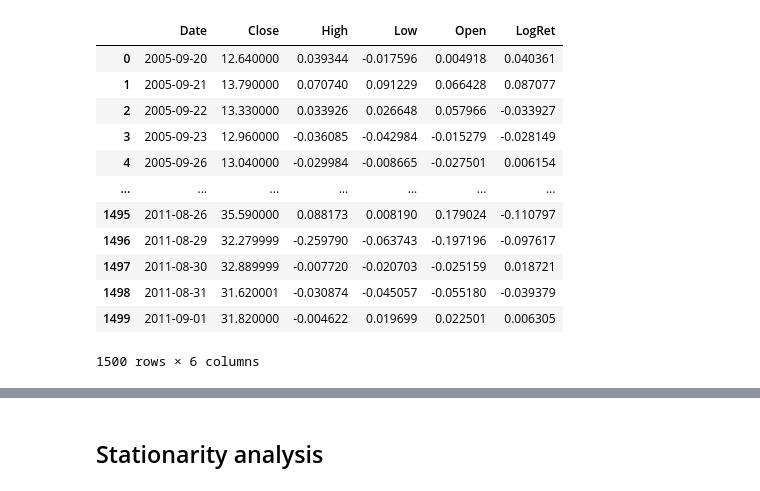
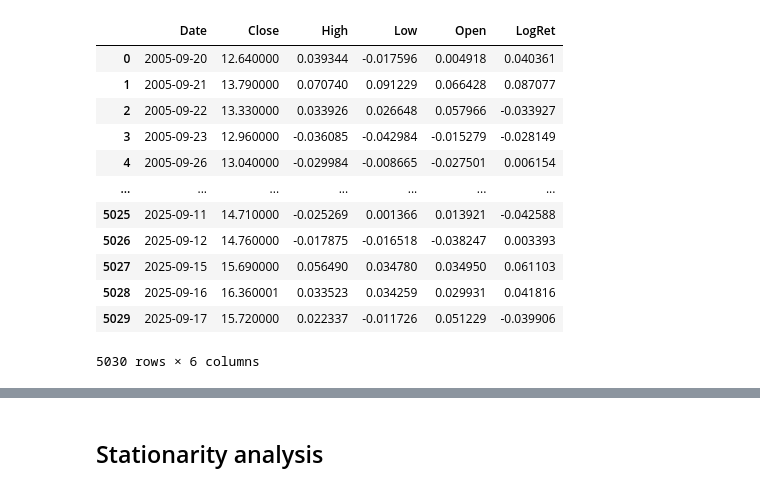
Before and after one commit to ThreadAgain/ml-assignment-3, a Jupyter notebook: notebooks/vix.ipynb, the cells around one changed output, grey strips where cells are left out. Cells and saved outputs as stored; diff of their text form; code cells hidden in the pictures.

```diff
--- a/notebooks/vix.ipynb
+++ b/notebooks/vix.ipynb
@@ -8,22 +8,22 @@ np.random.seed(42)
 # %%
 df = pd.read_parquet('../data/cleaned/vix.parquet')
 df = df.drop(columns=['Volume'])
-df = df[0:1500]
+# df = df[0:1500]
 df
 # %% [output]
 |  | Date | Close | High | Low | Open | LogRet |
 | 0 | 2005-09-20 | 12.640000 | 0.039344 | -0.017596 | 0.004918 | 0.040361 |
 | 1 | 2005-09-21 | 13.790000 | 0.070740 | 0.091229 | 0.066428 | 0.087077 |
 | 2 | 2005-09-22 | 13.330000 | 0.033926 | 0.026648 | 0.057966 | -0.033927 |
 | 3 | 2005-09-23 | 12.960000 | -0.036085 | -0.042984 | -0.015279 | -0.028149 |
 | 4 | 2005-09-26 | 13.040000 | -0.029984 | -0.008665 | -0.027501 | 0.006154 |
 | ... | ... | ... | ... | ... | ... | ... |
-| 1495 | 2011-08-26 | 35.590000 | 0.088173 | 0.008190 | 0.179024 | -0.110797 |
-| 1496 | 2011-08-29 | 32.279999 | -0.259790 | -0.063743 | -0.197196 | -0.097617 |
-| 1497 | 2011-08-30 | 32.889999 | -0.007720 | -0.020703 | -0.025159 | 0.018721 |
-| 1498 | 2011-08-31 | 31.620001 | -0.030874 | -0.045057 | -0.055180 | -0.039379 |
-| 1499 | 2011-09-01 | 31.820000 | -0.004622 | 0.019699 | 0.022501 | 0.006305 |
+| 5025 | 2025-09-11 | 14.710000 | -0.025269 | 0.001366 | 0.013921 | -0.042588 |
+| 5026 | 2025-09-12 | 14.760000 | -0.017875 | -0.016518 | -0.038247 | 0.003393 |
+| 5027 | 2025-09-15 | 15.690000 | 0.056490 | 0.034780 | 0.034950 | 0.061103 |
+| 5028 | 2025-09-16 | 16.360001 | 0.033523 | 0.034259 | 0.029931 | 0.041816 |
+| 5029 | 2025-09-17 | 15.720000 | 0.022337 | -0.011726 | 0.051229 | -0.039906 |
-1500 rows × 6 columns
+5030 rows × 6 columns
 # %%
 from scipy.stats import norm
 import numpy as np
```
Also changed, not shown: parts of 15 cells of this notebook, 2 other files.
